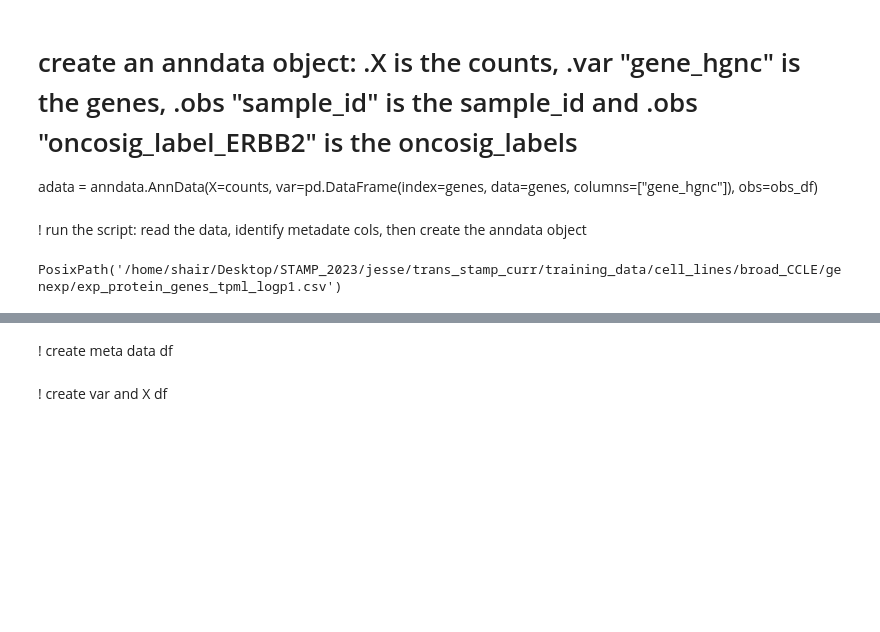
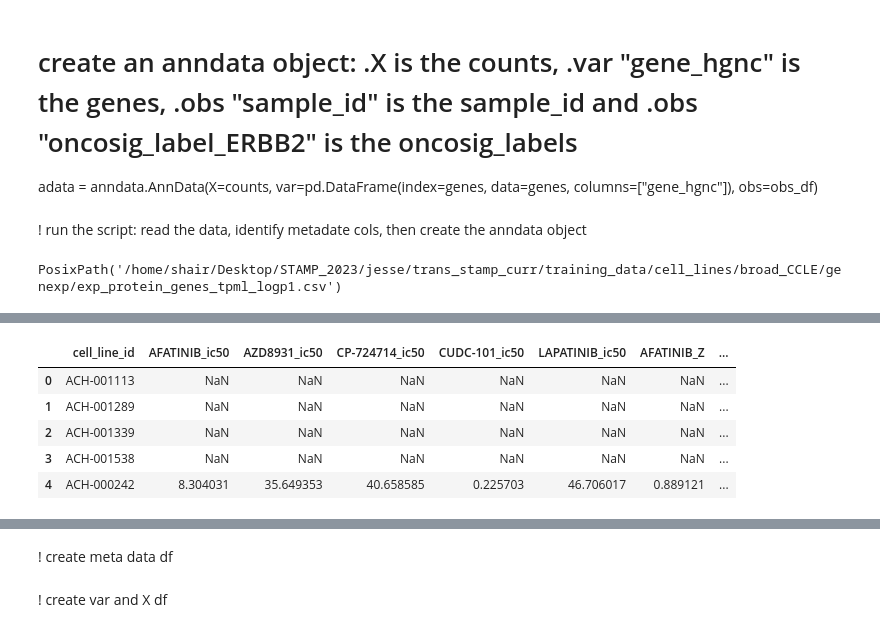
Before and after one commit to Jesse3141/j_scgpt_utils, a Jupyter notebook: bulk2hda5.ipynb, the cells around one changed output, grey strips where cells are left out. Cells and saved outputs as stored; diff of their text form; code cells hidden in the pictures; blank space fills up the shorter version.

```diff
--- a/bulk2hda5.ipynb
+++ b/bulk2hda5.ipynb
@@ -125,5 +125,5 @@ data_path
 PosixPath('/home/shair/Desktop/STAMP_2023/jesse/trans_stamp_curr/training_data/cell_lines/broad_CCLE/genexp/exp_protein_genes_tpml_logp1.csv')
 # %%
 #read file: tab sepereated
-bulk_genexp = pd.read_csv(data_path, sep='\t')
+bulk_genexp = pd.read_csv(data_path, sep=',')
 # %%
@@ -174,0 +157,6 @@ SyntaxError: invalid syntax (2913958980.py, line 1)
+# %%
+#rename first column as 'cell_line_id'
+bulk_genexp = bulk_genexp.rename(columns={'Unnamed: 0': "cell_line_id"})
+
+#save the cell line id col as the obs df
+obs_df = pd.DataFrame(bulk_genexp['cell_line_id'])
@@ -184,0 +255,5 @@ save_path
+# %%
+#filter clin df
+clin_df_filtered = pd.DataFrame(clin_df.loc[:,'ERBB2'])
+print(clin_df_filtered.shape)
+clin_df_filtered.info()
@@ -184,0 +272,15 @@ save_path
+# %%
+#set the index column to have the right name
+clin_df_filtered.index.name = 'cell_line_id'
+#rename col ERBB2 as ERBB2_CRISPR
+clin_df_filtered = clin_df_filtered.rename(columns={'ERBB2': "ERBB2_CRISPR"})
+# First, merge the DataFrames on ARXSPAN_ID and cell_line_id
+merged_df = pd.merge(obs_df, clin_df_filtered, on='cell_line_id', how='left')
+merged_df.head()
+# %% [output]
+|  | cell_line_id | AFATINIB_ic50 | AZD8931_ic50 | CP-724714_ic50 | CUDC-101_ic50 | LAPATINIB_ic50 | AFATINIB_Z | ... |
+| 0 | ACH-001113 | NaN | NaN | NaN | NaN | NaN | NaN | ... |
+| 1 | ACH-001289 | NaN | NaN | NaN | NaN | NaN | NaN | ... |
+| 2 | ACH-001339 | NaN | NaN | NaN | NaN | NaN | NaN | ... |
+| 3 | ACH-001538 | NaN | NaN | NaN | NaN | NaN | NaN | ... |
+| 4 | ACH-000242 | 8.304031 | 35.649353 | 40.658585 | 0.225703 | 46.706017 | 0.889121 | ... |
```
Also changed, not shown: parts of 45 cells of this notebook, 1 other file.
